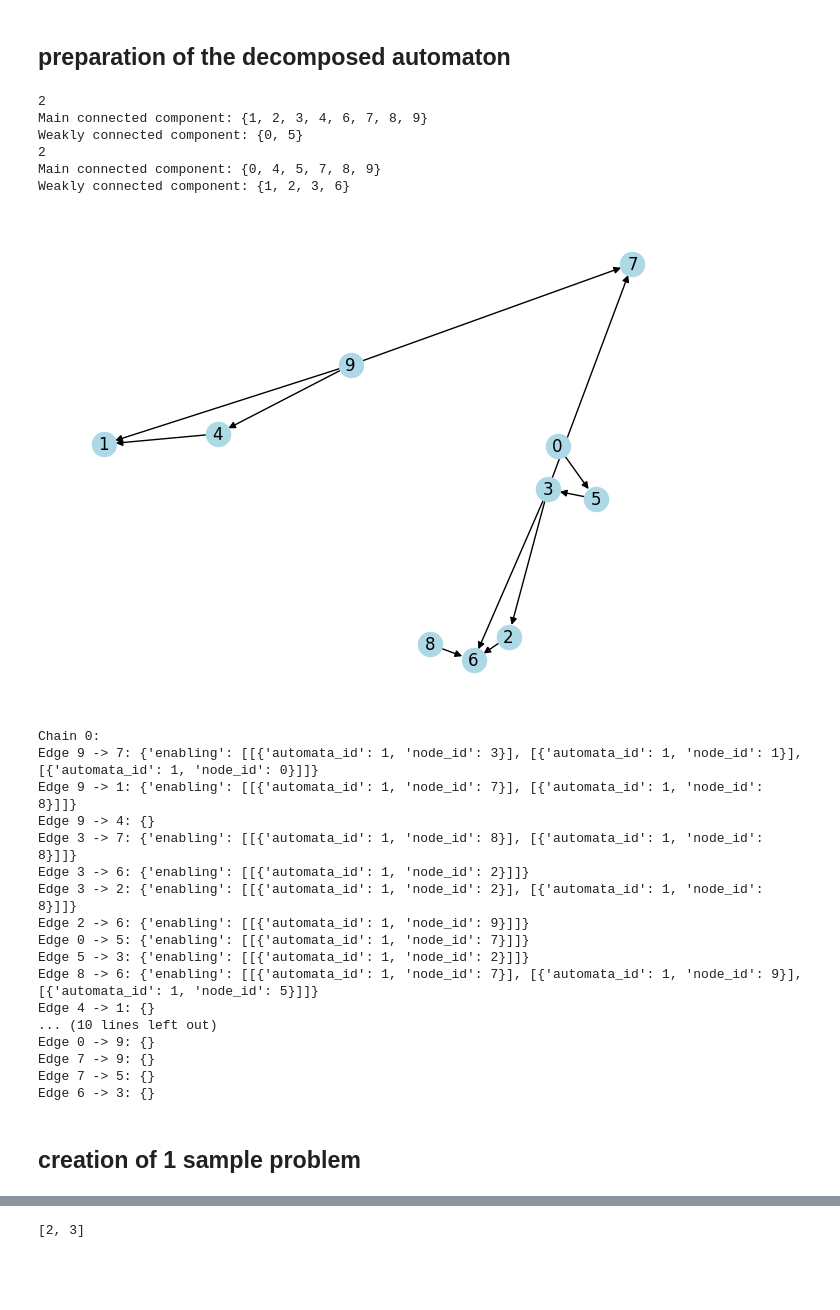
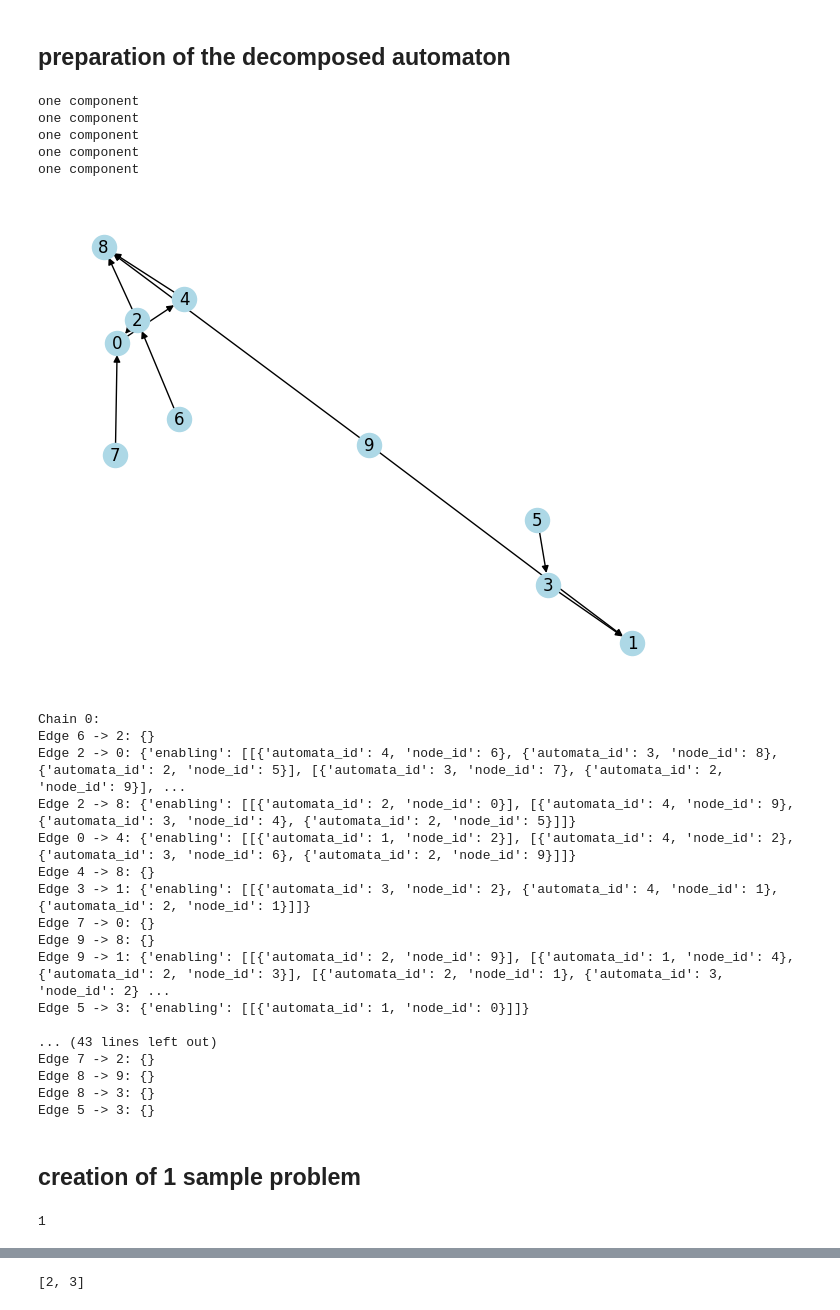
Before and after one commit to pe-hy/rl_basic_transformer, a Jupyter notebook: data_generation/generate_lines_automata.ipynb, the cells around one changed output, grey strips where cells are left out. Drawn from its saved outputs; the diff is of its cells as text; code cells hidden in the pictures; blank space fills up the shorter version.

```diff
--- a/data_generation/generate_lines_automata.ipynb
+++ b/data_generation/generate_lines_automata.ipynb
@@ -15,7 +15,7 @@ import matplotlib.pyplot as plt
 from collections import defaultdict
 import random
 
-def gen_directed_graphs(n=2, m=10):
+def gen_directed_graphs(n=5, m=10):
     graphs = defaultdict(list)
 
     for i in range(n):
@@ -94,40 +94,39 @@ def add_enabling(chains):
             if random.random() < 0.5:
 
                 number_of_groups = random.randint(1,3)
                 group_conditions = []
 
                 for x in range(number_of_groups):
 
                     num_deps = random.randint(1, 3)
 
                     later_chains = list(range(chain_id + 1, n))
                     selected_chains = random.sample(later_chains, min(num_deps, len(later_chains)))
 
                     enabling_conditions = []
 
                     for enabling_chain in selected_chains:
                         enabling_G = chains[enabling_chain]
                         enabling_node = random.choice(list(enabling_G.nodes()))
                         enabling_conditions.append({'automata_id':enabling_chain,'node_id':enabling_node})
 
                     group_conditions.append(enabling_conditions)
 
                 G.edges[edge]['enabling'] = group_conditions if len(group_conditions) > 0 else None
 
     return chains
 
 graphs = add_enabling(gen_directed_graphs())
 
 nx.draw(graphs[0], with_labels=True, node_color='lightblue', arrows=True)
 plt.show()
 # %% [output]
-2
-Main connected component: {1, 2, 3, 4, 6, 7, 8, 9}
-Weakly connected component: {0, 5}
-2
-Main connected component: {0, 4, 5, 7, 8, 9}
-Weakly connected component: {1, 2, 3, 6}
+one component
+one component
+one component
+one component
+one component
-[figure, old version]
+[figure, new version]
 # %%
 for chain_id in range(len(graphs)):
     print(f"\nChain {chain_id}:")
@@ -171,24 +170,29 @@ for chain_id in range(len(graphs)):
 # nx.get_simple_paths(3, 5)
 # %% [output]
 Chain 0:
-Edge 9 -> 7: {'enabling': [[{'automata_id': 1, 'node_id': 3}], [{'automata_id': 1, 'node_id': 1}], [{'automata_id': 1, 'node_id': 0}]]}
-Edge 9 -> 1: {'enabling': [[{'automata_id': 1, 'node_id': 7}], [{'automata_id': 1, 'node_id': 8}]]}
-Edge 9 -> 4: {}
-Edge 3 -> 7: {'enabling': [[{'automata_id': 1, 'node_id': 8}], [{'automata_id': 1, 'node_id': 8}]]}
-Edge 3 -> 6: {'enabling': [[{'automata_id': 1, 'node_id': 2}]]}
-Edge 3 -> 2: {'enabling': [[{'automata_id': 1, 'node_id': 2}], [{'automata_id': 1, 'node_id': 8}]]}
-Edge 2 -> 6: {'enabling': [[{'automata_id': 1, 'node_id': 9}]]}
-Edge 0 -> 5: {'enabling': [[{'automata_id': 1, 'node_id': 7}]]}
-Edge 5 -> 3: {'enabling': [[{'automata_id': 1, 'node_id': 2}]]}
-Edge 8 -> 6: {'enabling': [[{'automata_id': 1, 'node_id': 7}], [{'automata_id': 1, 'node_id': 9}], [{'automata_id': 1, 'node_id': 5}]]}
-Edge 4 -> 1: {}
-... (10 lines left out)
-Edge 0 -> 9: {}
-Edge 7 -> 9: {}
-Edge 7 -> 5: {}
-Edge 6 -> 3: {}
+Edge 6 -> 2: {}
+Edge 2 -> 0: {'enabling': [[{'automata_id': 4, 'node_id': 6}, {'automata_id': 3, 'node_id': 8}, {'automata_id': 2, 'node_id': 5}], [{'automata_id': 3, 'node_id': 7}, {'automata_id': 2, 'node_id': 9}], ...
+Edge 2 -> 8: {'enabling': [[{'automata_id': 2, 'node_id': 0}], [{'automata_id': 4, 'node_id': 9}, {'automata_id': 3, 'node_id': 4}, {'automata_id': 2, 'node_id': 5}]]}
+Edge 0 -> 4: {'enabling': [[{'automata_id': 1, 'node_id': 2}], [{'automata_id': 4, 'node_id': 2}, {'automata_id': 3, 'node_id': 6}, {'automata_id': 2, 'node_id': 9}]]}
+Edge 4 -> 8: {}
+Edge 3 -> 1: {'enabling': [[{'automata_id': 3, 'node_id': 2}, {'automata_id': 4, 'node_id': 1}, {'automata_id': 2, 'node_id': 1}]]}
+Edge 7 -> 0: {}
+Edge 9 -> 8: {}
+Edge 9 -> 1: {'enabling': [[{'automata_id': 2, 'node_id': 9}], [{'automata_id': 1, 'node_id': 4}, {'automata_id': 2, 'node_id': 3}], [{'automata_id': 2, 'node_id': 1}, {'automata_id': 3, 'node_id': 2} ...
+Edge 5 -> 3: {'enabling': [[{'automata_id': 1, 'node_id': 0}]]}
+
+... (43 lines left out)
+Edge 7 -> 2: {}
+Edge 8 -> 9: {}
+Edge 8 -> 3: {}
+Edge 5 -> 3: {}
 # %% [markdown]
 ## creation of 1 sample problem
+# %%
+a = [1,2,3]
+a.index(2)
+# %% [output]
+1
 # %%
 from itertools import product
 def get_vectors(chains):
```
Also changed, not shown: parts of 4 cells of this notebook, 1 other file.
